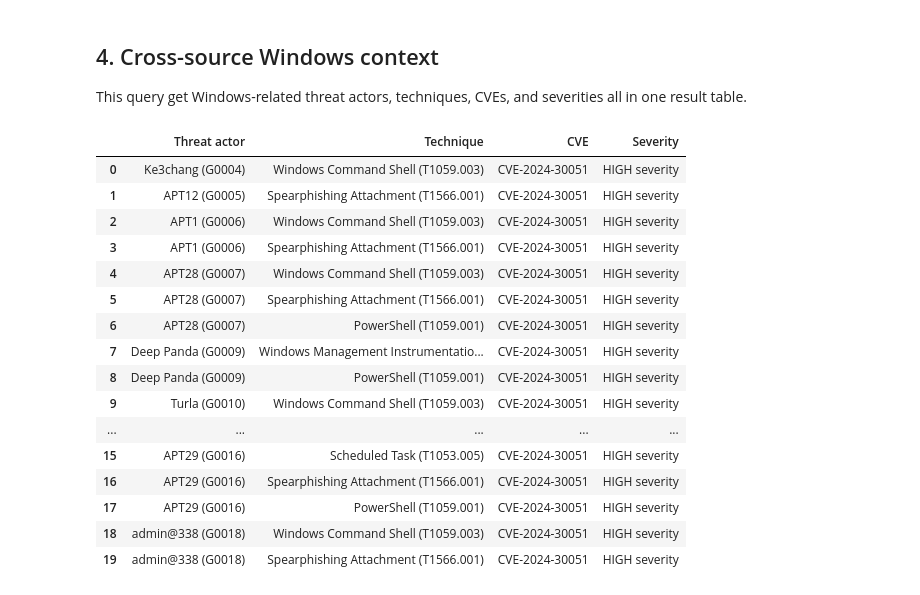
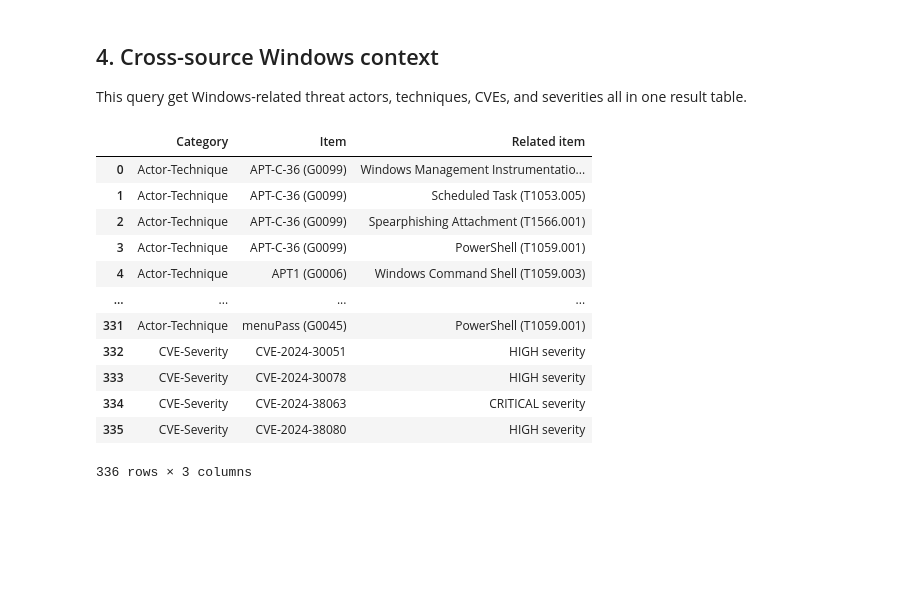
Before and after one commit to Timoseee/windows-cyber-threat-kg, a Jupyter notebook: analysis.ipynb, the cells around one changed output. Cells and saved outputs as stored; diff of their text form; code cells hidden in the pictures; blank space fills up the shorter version.

```diff
--- a/analysis.ipynb
+++ b/analysis.ipynb
@@ -171,51 +166,54 @@ This query get Windows-related threat actors, techniques, CVEs, and severities a
 # %%
 integration_query = """
 PREFIX cti: <https://github.com/Timoseee/windows-cyber-threat-kg/ontology#>
 PREFIX rdfs: <http://www.w3.org/2000/01/rdf-schema#>
 
-SELECT DISTINCT ?actor_name ?technique_name ?cve_name ?severity_name
+SELECT DISTINCT ?category ?item ?related_item
 WHERE {
-    ?actor a cti:ThreatActor ;
-           rdfs:label ?actor_name ;
-           cti:usesTechnique ?technique .
-    ?technique rdfs:label ?technique_name ;
-               cti:applicableToPlatform cti:Windows .
-    ?cve a cti:Vulnerability ;
-         rdfs:label ?cve_name ;
-         cti:hasSeverity ?severity ;
-         cti:affectsProduct ?product .
-    ?severity rdfs:label ?severity_name .
-    ?product cti:belongsToPlatform cti:Windows .
+    {
+        ?actor a cti:ThreatActor;
+            rdfs:label ?item;
+            cti:usesTechnique ?technique.
+        ?technique rdfs:label ?related_item;
+                cti:applicableToPlatform cti:Windows.
+        BIND("Actor-Technique" AS ?category)
+    }
+    UNION
+    {
+    ?cve a cti:Vulnerability;
+        rdfs:label ?item;
+        cti:hasSeverity ?severity;
+        cti:affectsProduct ?product.
+    ?severity rdfs:label ?related_item.
+    ?product cti:belongsToPlatform cti:Windows.
+    BIND("CVE-Severity" AS ?category)
+    }
+
 }
-LIMIT 20
+ORDER BY ?category ?item
 """
 
 integration_rows = []
 for row in g.query(integration_query):
     integration_rows.append({
-        "Threat actor": str(row.actor_name),
-        "Technique": str(row.technique_name),
-        "CVE": str(row.cve_name),
-        "Severity": str(row.severity_name)
+        "Category": str(row.category),
+        "Item": str(row.item),
+        "Related item": str(row.related_item)
     })
 
 integration_df = pd.DataFrame(integration_rows).drop_duplicates()
 integration_df
 # %% [output]
-|  | Threat actor | Technique | CVE | Severity |
-| 0 | Ke3chang (G0004) | Windows Command Shell (T1059.003) | CVE-2024-30051 | HIGH severity |
-| 1 | APT12 (G0005) | Spearphishing Attachment (T1566.001) | CVE-2024-30051 | HIGH severity |
-| 2 | APT1 (G0006) | Windows Command Shell (T1059.003) | CVE-2024-30051 | HIGH severity |
-| 3 | APT1 (G0006) | Spearphishing Attachment (T1566.001) | CVE-2024-30051 | HIGH severity |
-| 4 | APT28 (G0007) | Windows Command Shell (T1059.003) | CVE-2024-30051 | HIGH severity |
-| 5 | APT28 (G0007) | Spearphishing Attachment (T1566.001) | CVE-2024-30051 | HIGH severity |
-| 6 | APT28 (G0007) | PowerShell (T1059.001) | CVE-2024-30051 | HIGH severity |
-| 7 | Deep Panda (G0009) | Windows Management Instrumentatio... | CVE-2024-30051 | HIGH severity |
-| 8 | Deep Panda (G0009) | PowerShell (T1059.001) | CVE-2024-30051 | HIGH severity |
-| 9 | Turla (G0010) | Windows Command Shell (T1059.003) | CVE-2024-30051 | HIGH severity |
-| ... | ... | ... | ... | ... |
-| 15 | APT29 (G0016) | Scheduled Task (T1053.005) | CVE-2024-30051 | HIGH severity |
-| 16 | APT29 (G0016) | Spearphishing Attachment (T1566.001) | CVE-2024-30051 | HIGH severity |
-| 17 | APT29 (G0016) | PowerShell (T1059.001) | CVE-2024-30051 | HIGH severity |
-| 18 | admin@338 (G0018) | Windows Command Shell (T1059.003) | CVE-2024-30051 | HIGH severity |
-| 19 | admin@338 (G0018) | Spearphishing Attachment (T1566.001) | CVE-2024-30051 | HIGH severity |
+|  | Category | Item | Related item |
+| 0 | Actor-Technique | APT-C-36 (G0099) | Windows Management Instrumentatio... |
+| 1 | Actor-Technique | APT-C-36 (G0099) | Scheduled Task (T1053.005) |
+| 2 | Actor-Technique | APT-C-36 (G0099) | Spearphishing Attachment (T1566.001) |
+| 3 | Actor-Technique | APT-C-36 (G0099) | PowerShell (T1059.001) |
+| 4 | Actor-Technique | APT1 (G0006) | Windows Command Shell (T1059.003) |
+| ... | ... | ... | ... |
+| 331 | Actor-Technique | menuPass (G0045) | PowerShell (T1059.001) |
+| 332 | CVE-Severity | CVE-2024-30051 | HIGH severity |
+| 333 | CVE-Severity | CVE-2024-30078 | HIGH severity |
+| 334 | CVE-Severity | CVE-2024-38063 | CRITICAL severity |
+| 335 | CVE-Severity | CVE-2024-38080 | HIGH severity |
+336 rows × 3 columns
```
Also changed, not shown: parts of 5 cells of this notebook, 2 other files.
